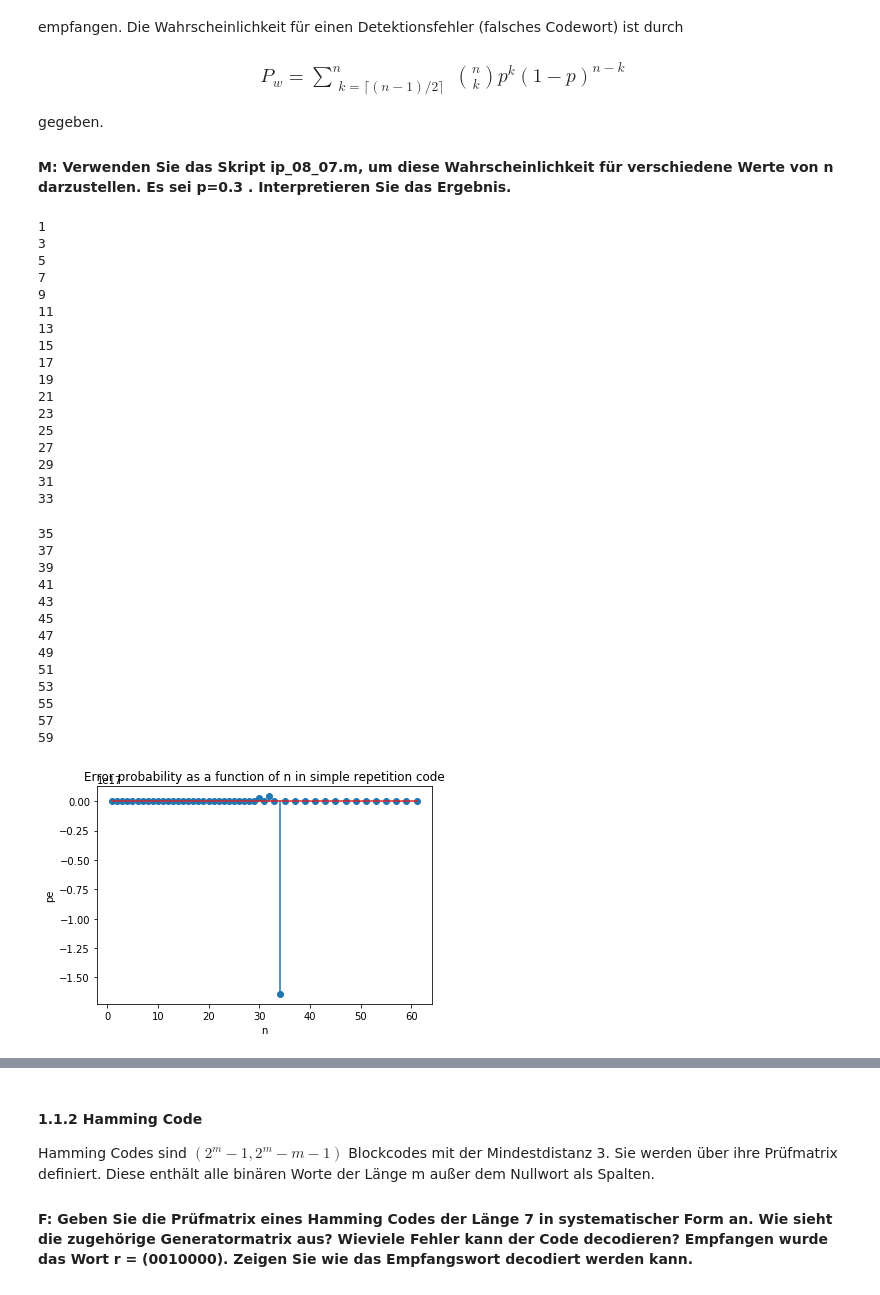
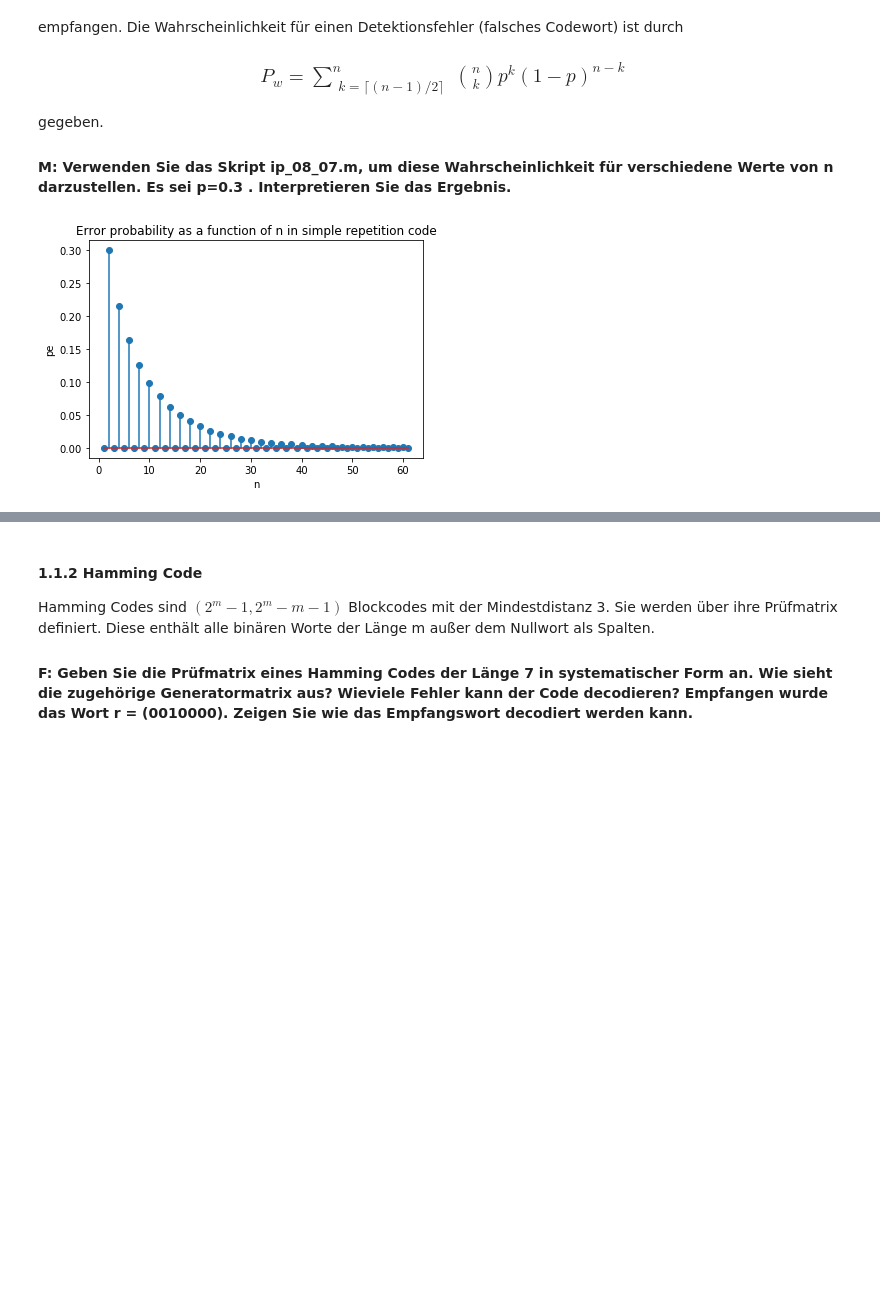
Before and after one commit to joschka29/qkcnotebooks, a Jupyter notebook: Praktikum2.ipynb, the cells around one changed output, grey strips where cells are left out. Drawn from its saved outputs; the diff is of its cells as text; code cells hidden in the pictures; blank space fills up the shorter version.

```diff
--- a/Praktikum2.ipynb
+++ b/Praktikum2.ipynb
@@ -62,75 +64,20 @@ gegeben.
 
 #### M: Verwenden Sie das Skript ip_08_07.m, um diese Wahrscheinlichkeit für verschiedene Werte von n darzustellen. Es sei p=0.3 . Interpretieren Sie das Ergebnis.
 # %%
-%matplotlib inline
-import matplotlib.pyplot as plt,numpy as np
-
-def my_range(start, end, step):
-    """
-    range for a loop with decimal incrementation
-    stepsize step in range of [start, end]
-    """
-    while start <= end:
-        yield start
-        start += step
-"""
-for i=1:2:61
-  p(i)=0;
-  for j=(i+1)/2:i
-    p(i)=p(i)+prod(1:i)/(prod(1:j)*prod(1:(i-j)))*ep^j*(1-ep)^(i-j);
-  end
-end
-disp('Press a key to see the plot')
-pause % Press a key to see the plot
-stem((1:2:61),p(1:2:61))
-xlabel('n')
-ylabel('pe')
-title('Error probability as a function of n in simple repetition code')
-"""
+#ip_08_07()
 ep = 0.3
 p=np.zeros(61)
-for i in range(1,61,2): #0-60 statt 1-61
-    print(i)
+for i in range(1,61,2):
     for j in my_range(int((i+1)/2),i,1):
-        p[i] = p[i] + np.prod(np.arange(1,i)) / (np.prod(np.arange(1,j))*np.prod(np.arange(1, (i - j)))*ep**j * (1 - ep) **(i - j))
+        p[i] = p[i] + np.math.factorial(i) / (np.math.factorial(j)*np.math.factorial(i-j))*ep**j * (1 - ep) **(i - j)
 t=np.arange(1,62)
 plt.stem(t, p)
 plt.xlabel('n')
 plt.ylabel('pe')
 plt.title('Error probability as a function of n in simple repetition code')
 plt.show()
 # %% [output]
-1
-3
-5
-7
-9
-11
-13
-15
-17
-19
-21
-23
-25
-27
-29
-31
-33
-35
-37
-39
-41
-43
-45
-47
-49
-51
-53
-55
-57
-59
-[figure, old version]
+[figure, new version]
 # %% [markdown]
 #### F: Welches Ergebnis ergibt sich für die Bitfehlerwahrscheinlichkeit und den Bandbreitebedarf auf dem AWGN Kanal beim Vergleich einer uncodierten Übertragung und der codierten Übertragung mit einem RepetitionCode, wenn Nutzdatenrate und Sendeleistung bei der uncodierten und codierten Übertragung gleich sind?
 
```
Also changed, not shown: parts of 22 cells of this notebook.
